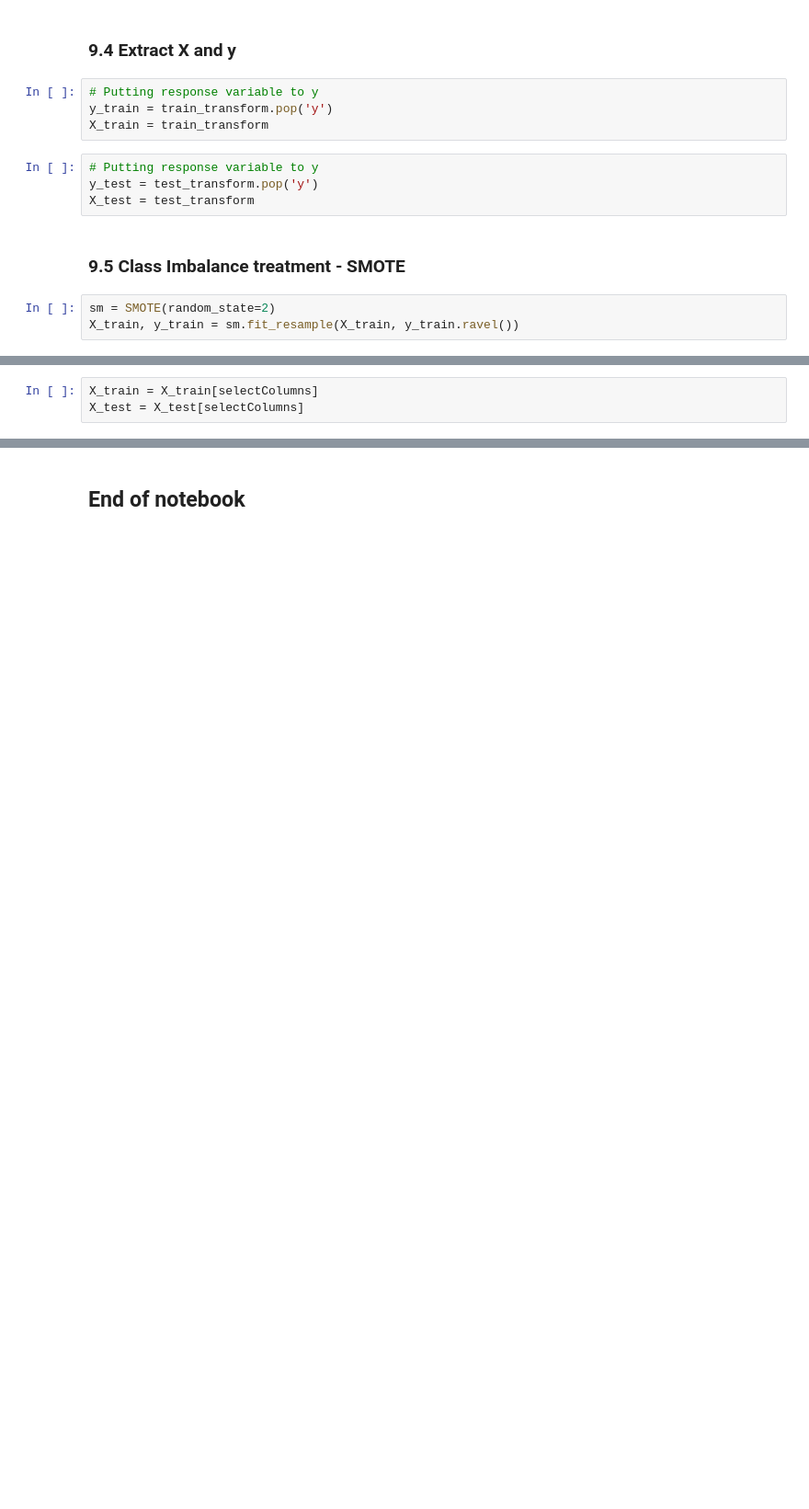
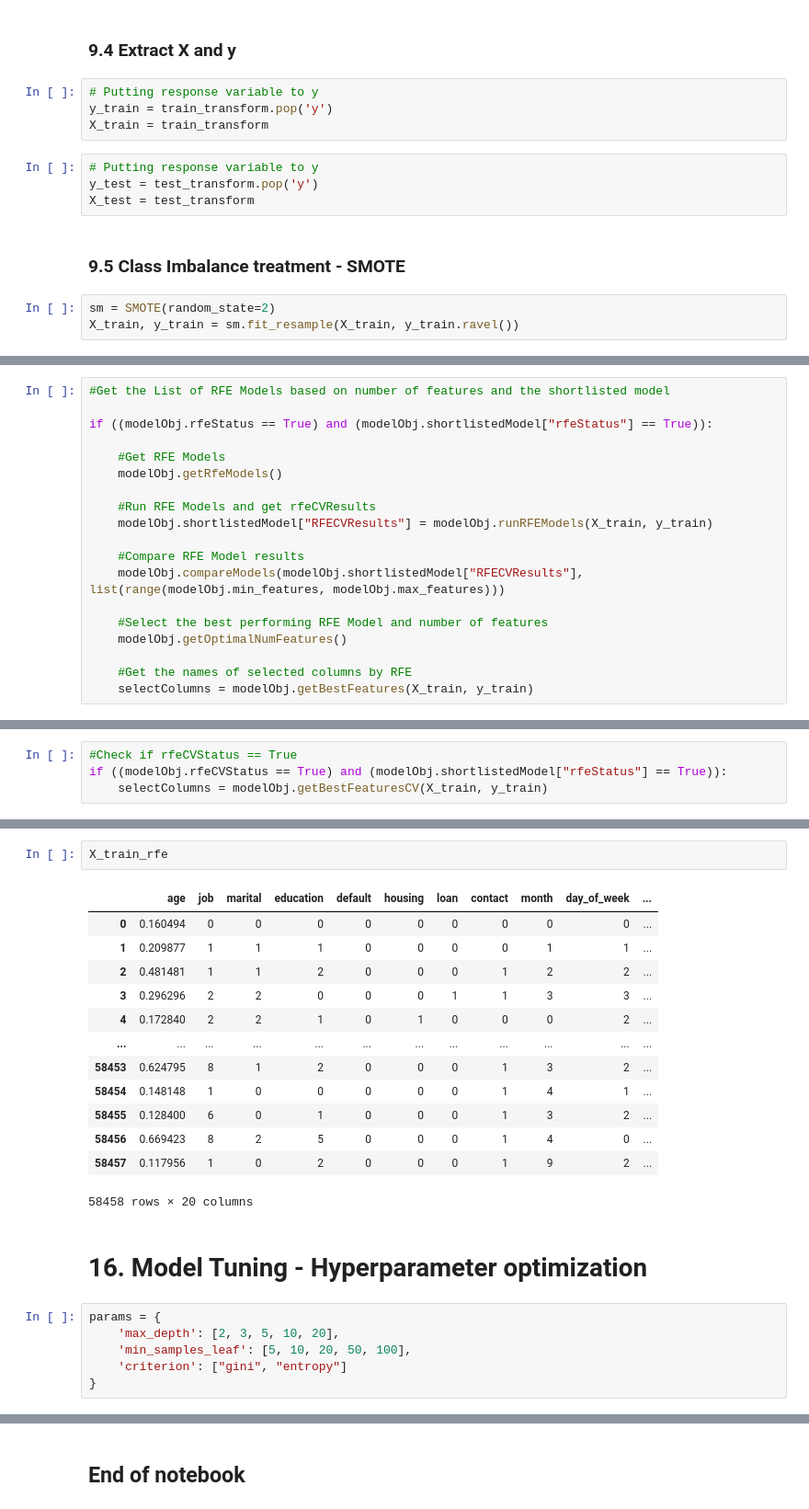
Before and after one commit to ankurdhamija83/Data-Science-Portfolio, a Jupyter notebook: Applied-ML-Models/Bank-Fixed-Deposit-Subscriber/Bank-Marketing-Database.ipynb, the cells around one changed output, grey strips where cells are left out. Shown at 92% size. Drawn from its saved outputs; the diff is of its cells as text; blank space fills up the shorter version.

```diff
--- a/Applied-ML-Models/Bank-Fixed-Deposit-Subscriber/Bank-Marketing-Database.ipynb
+++ b/Applied-ML-Models/Bank-Fixed-Deposit-Subscriber/Bank-Marketing-Database.ipynb
@@ -752,3 +845,0 @@ ColumnName: duration | Selected True | Rank: 1.000
-# %%
-X_train = X_train[selectColumns]
-X_test = X_test[selectColumns]
@@ -779,0 +883,19 @@ Fitting 5 folds for each of 1 candidates, totalling 5 fits
+# %%
+#Get the List of RFE Models based on number of features and the shortlisted model
+
+if ((modelObj.rfeStatus == True) and (modelObj.shortlistedModel["rfeStatus"] == True)):
+
+    #Get RFE Models
+    modelObj.getRfeModels()
+
+    #Run RFE Models and get rfeCVResults
+    modelObj.shortlistedModel["RFECVResults"] = modelObj.runRFEModels(X_train, y_train)
+
+    #Compare RFE Model results
+    modelObj.compareModels(modelObj.shortlistedModel["RFECVResults"], list(range(modelObj.min_features, modelObj.max_features)))
+
+    #Select the best performing RFE Model and number of features
+    modelObj.getOptimalNumFeatures()
+
+    #Get the names of selected columns by RFE
+    selectColumns = modelObj.getBestFeatures(X_train, y_train)
@@ -779,0 +920,4 @@ Fitting 5 folds for each of 1 candidates, totalling 5 fits
+# %%
+#Check if rfeCVStatus == True
+if ((modelObj.rfeCVStatus == True) and (modelObj.shortlistedModel["rfeStatus"] == True)):
+    selectColumns = modelObj.getBestFeaturesCV(X_train, y_train)
@@ -779,0 +953,24 @@ Fitting 5 folds for each of 1 candidates, totalling 5 fits
+# %%
+X_train_rfe
+# %% [output]
+|  | age | job | marital | education | default | housing | loan | contact | month | day_of_week | ... |
+| 0 | 0.160494 | 0 | 0 | 0 | 0 | 0 | 0 | 0 | 0 | 0 | ... |
+| 1 | 0.209877 | 1 | 1 | 1 | 0 | 0 | 0 | 0 | 1 | 1 | ... |
+| 2 | 0.481481 | 1 | 1 | 2 | 0 | 0 | 0 | 1 | 2 | 2 | ... |
+| 3 | 0.296296 | 2 | 2 | 0 | 0 | 0 | 1 | 1 | 3 | 3 | ... |
+| 4 | 0.172840 | 2 | 2 | 1 | 0 | 1 | 0 | 0 | 0 | 2 | ... |
+| ... | ... | ... | ... | ... | ... | ... | ... | ... | ... | ... | ... |
+| 58453 | 0.624795 | 8 | 1 | 2 | 0 | 0 | 0 | 1 | 3 | 2 | ... |
+| 58454 | 0.148148 | 1 | 0 | 0 | 0 | 0 | 0 | 1 | 4 | 1 | ... |
+| 58455 | 0.128400 | 6 | 0 | 1 | 0 | 0 | 0 | 1 | 3 | 2 | ... |
+| 58456 | 0.669423 | 8 | 2 | 5 | 0 | 0 | 0 | 1 | 4 | 0 | ... |
+| 58457 | 0.117956 | 1 | 0 | 2 | 0 | 0 | 0 | 1 | 9 | 2 | ... |
+58458 rows × 20 columns
+# %% [markdown]
+# 16. Model Tuning - Hyperparameter optimization
+# %%
+params = {
+    'max_depth': [2, 3, 5, 10, 20],
+    'min_samples_leaf': [5, 10, 20, 50, 100],
+    'criterion': ["gini", "entropy"]
+}
```
Also changed, not shown: parts of 67 cells of this notebook, 1 other file.
